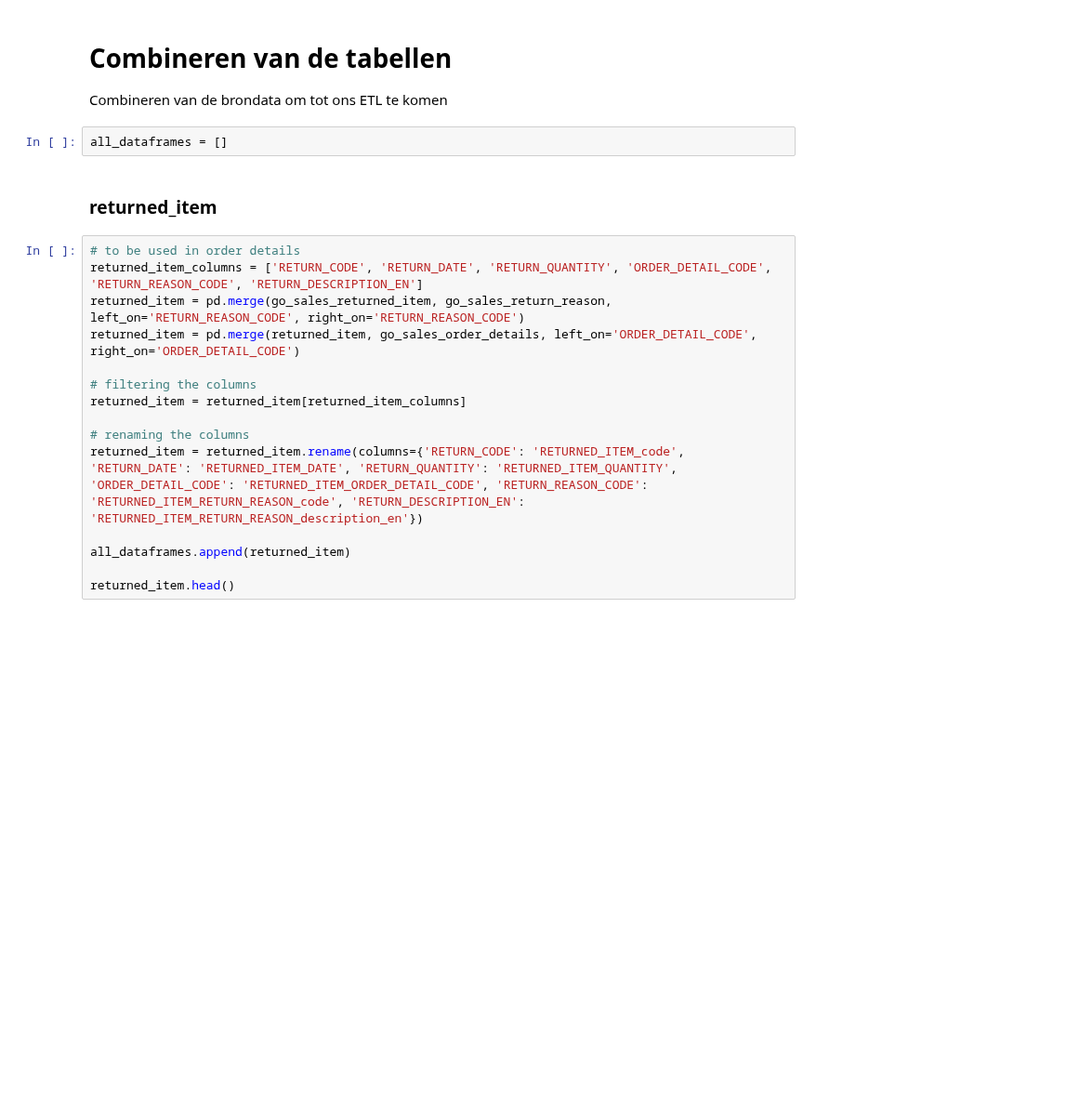
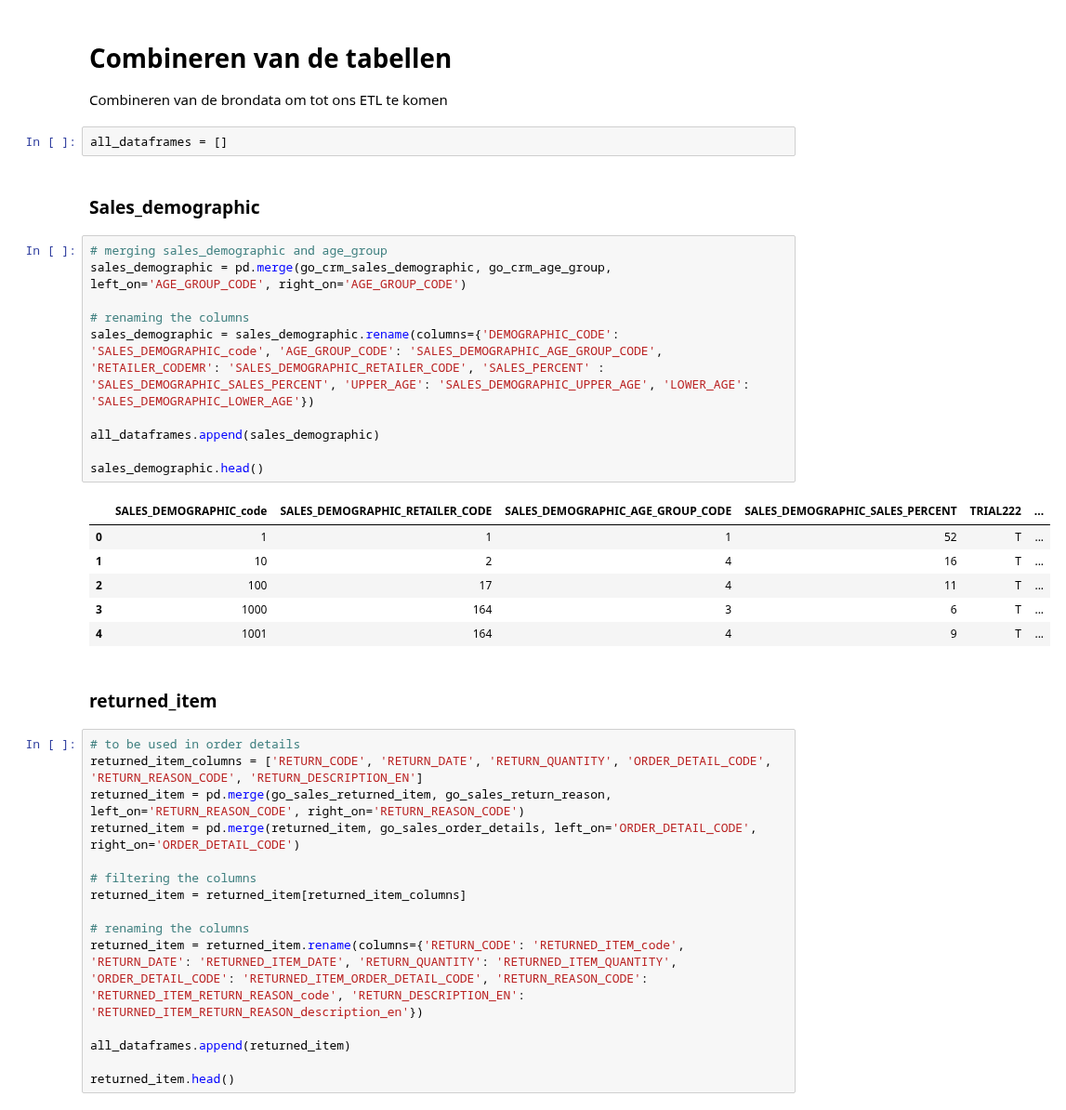
Before and after one commit to Nrojt/SE4-DEDS-Pyhton-opdrachten, a Jupyter notebook: week 4 5/4 5/Practicum_4-5.ipynb, the cells around one changed output. Shown at 93% size. Drawn from its saved outputs; the diff is of its cells as text; blank space fills up the shorter version.

Commit message:
adding sales_demographic to datawarehouse

```diff
--- a/week 4 5/4 5/Practicum_4-5.ipynb
+++ b/week 4 5/4 5/Practicum_4-5.ipynb
@@ -155,6 +155,25 @@ go_sales_sales_target_data = pd.read_sql("SELECT * FROM SALES_TARGETData", go_sa
 Combineren van de brondata om tot ons ETL te komen
 # %%
 all_dataframes = []
+# %% [markdown]
+### Sales_demographic
+# %%
+# merging sales_demographic and age_group
+sales_demographic = pd.merge(go_crm_sales_demographic, go_crm_age_group, left_on='AGE_GROUP_CODE', right_on='AGE_GROUP_CODE')
+
+# renaming the columns
+sales_demographic = sales_demographic.rename(columns={'DEMOGRAPHIC_CODE': 'SALES_DEMOGRAPHIC_code', 'AGE_GROUP_CODE': 'SALES_DEMOGRAPHIC_AGE_GROUP_CODE', 'RETAILER_CODEMR': 'SALES_DEMOGRAPHIC_RETAILER_CODE', 'SALES_PERCENT' : 'SALES_DEMOGRAPHIC_SALES_PERCENT', 'UPPER_AGE': 'SALES_DEMOGRAPHIC_UPPER_AGE', 'LOWER_AGE': 'SALES_DEMOGRAPHIC_LOWER_AGE'})
+
+all_dataframes.append(sales_demographic)
+
+sales_demographic.head()
+# %% [output]
+|  | SALES_DEMOGRAPHIC_code | SALES_DEMOGRAPHIC_RETAILER_CODE | SALES_DEMOGRAPHIC_AGE_GROUP_CODE | SALES_DEMOGRAPHIC_SALES_PERCENT | TRIAL222 | ... |
+| 0 | 1 | 1 | 1 | 52 | T | ... |
+| 1 | 10 | 2 | 4 | 16 | T | ... |
+| 2 | 100 | 17 | 4 | 11 | T | ... |
+| 3 | 1000 | 164 | 3 | 6 | T | ... |
+| 4 | 1001 | 164 | 4 | 9 | T | ... |
 # %% [markdown]
 ### returned_item
 # %%
```
Also changed, not shown: parts of 5 cells of this notebook, 1 other file.
